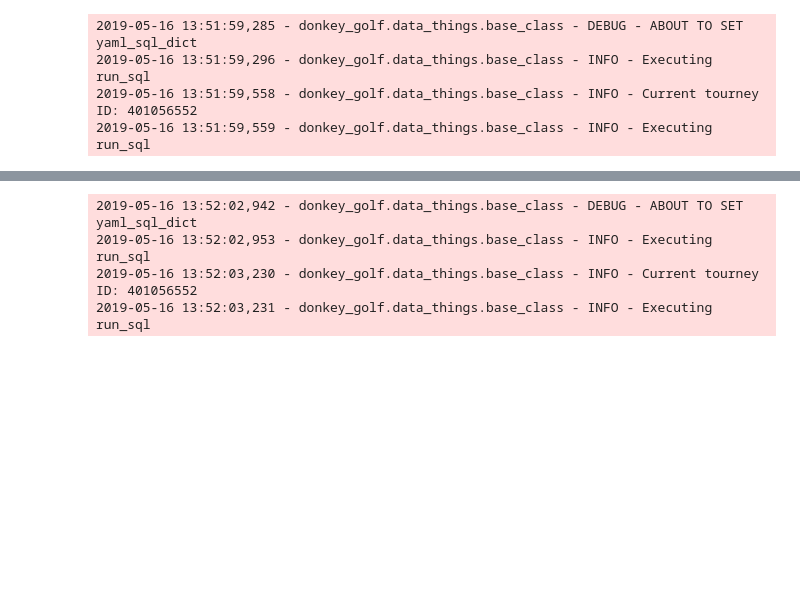
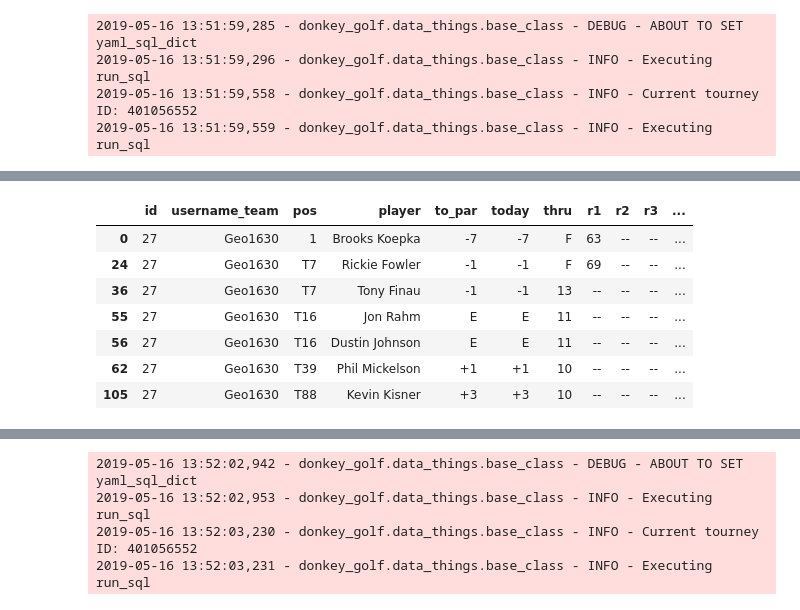
Before and after one commit to jbarton311/donkey_golf, a Jupyter notebook: jupyter_notebooks/class_testing.ipynb, the cells around one changed output, grey strips where cells are left out. Saved outputs shown, nothing was run; the diff lists cells and outputs as text; code cells hidden in the pictures; blank space fills up the shorter version.

```diff
--- a/jupyter_notebooks/class_testing.ipynb
+++ b/jupyter_notebooks/class_testing.ipynb
@@ -67,0 +108,2 @@ lb.data
+# %%
+wha.run()
@@ -67,0 +113,18 @@ lb.data
+# %%
+team_player_df = wha.data
+# %%
+team_player_df = team_player_df.merge(df_sb, how='left', on='id',
+              suffixes=('_team','_gs'))
+# %%
+team_player_df.sort_values('rank', inplace=True)
+# %%
+team_player_df.loc[team_player_df['username_team'] == 'Geo1630']
+# %% [output]
+|  | id | username_team | pos | player | to_par | today | thru | r1 | r2 | r3 | ... |
+| 0 | 27 | Geo1630 | 1 | Brooks Koepka | -7 | -7 | F | 63 | -- | -- | ... |
+| 24 | 27 | Geo1630 | T7 | Rickie Fowler | -1 | -1 | F | 69 | -- | -- | ... |
+| 36 | 27 | Geo1630 | T7 | Tony Finau | -1 | -1 | 13 | -- | -- | -- | ... |
+| 55 | 27 | Geo1630 | T16 | Jon Rahm | E | E | 11 | -- | -- | -- | ... |
+| 56 | 27 | Geo1630 | T16 | Dustin Johnson | E | E | 11 | -- | -- | -- | ... |
+| 62 | 27 | Geo1630 | T39 | Phil Mickelson | +1 | +1 | 10 | -- | -- | -- | ... |
+| 105 | 27 | Geo1630 | T88 | Kevin Kisner | +3 | +3 | 10 | -- | -- | -- | ... |
```
Also changed, not shown: parts of 11 cells of this notebook, 2 other files.
